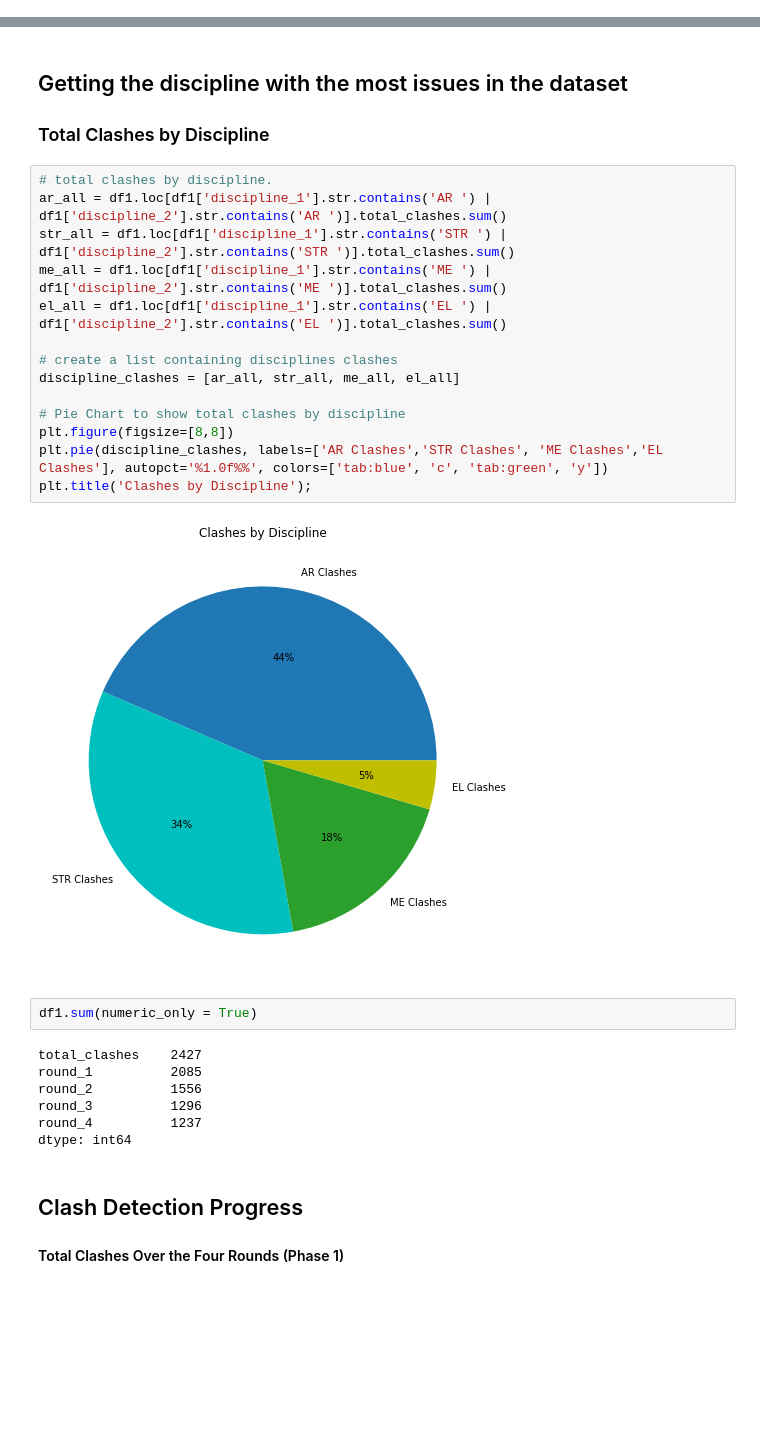
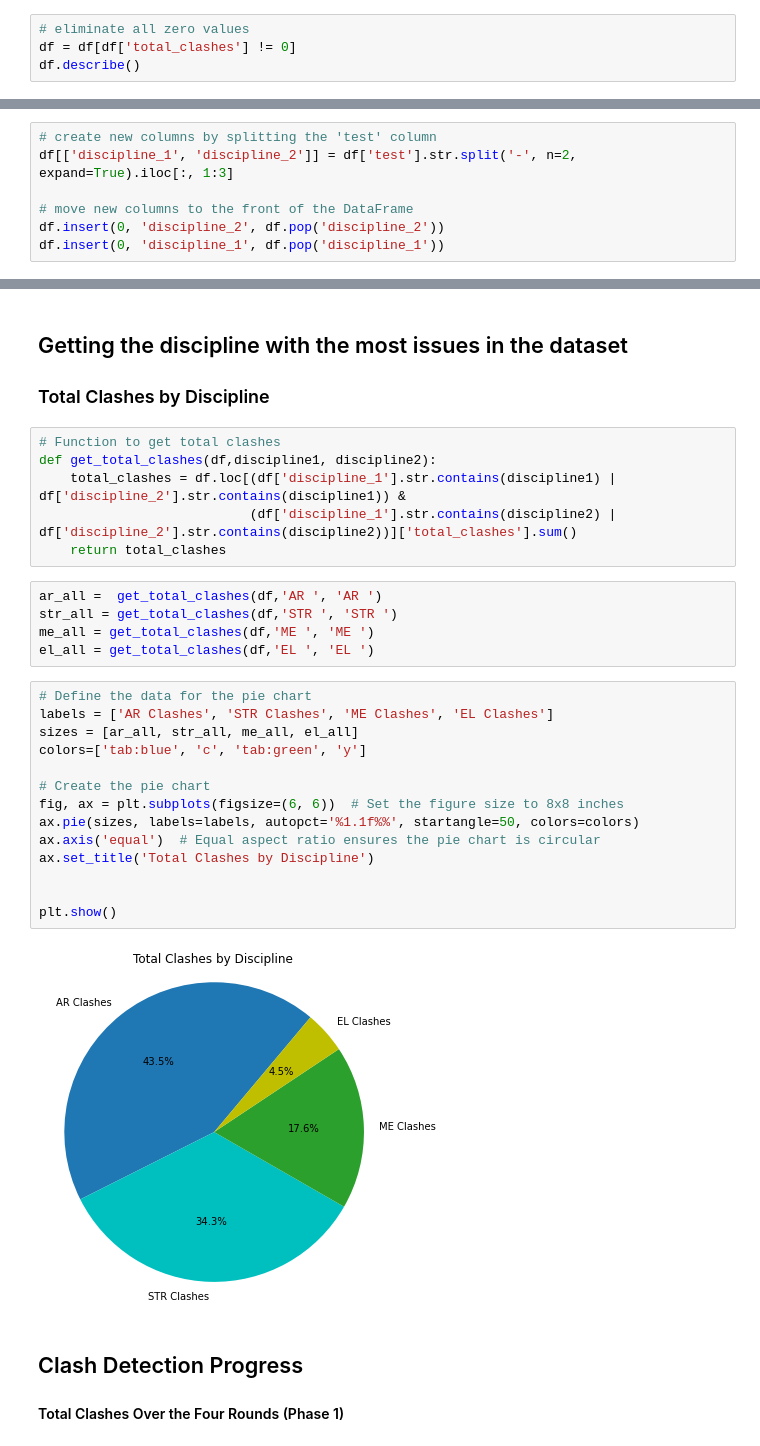
Before and after one commit to Mustafa-A-Saleh/Clash-Tests-Analysis, a Jupyter notebook: Clash_Tests_Analysis.ipynb, the cells around one changed output, grey strips where cells are left out. Drawn from its saved outputs; the diff is of its cells as text; blank space fills up the shorter version.

```diff
--- a/Clash_Tests_Analysis.ipynb
+++ b/Clash_Tests_Analysis.ipynb
@@ -100,0 +88,4 @@ df1.head()
+# %%
+# eliminate all zero values
+df = df[df['total_clashes'] != 0]
+df.describe()
@@ -100,0 +102,7 @@ df1.head()
+# %%
+# create new columns by splitting the 'test' column
+df[['discipline_1', 'discipline_2']] = df['test'].str.split('-', n=2, expand=True).iloc[:, 1:3]
+
+# move new columns to the front of the DataFrame
+df.insert(0, 'discipline_2', df.pop('discipline_2'))
+df.insert(0, 'discipline_1', df.pop('discipline_1'))
@@ -113,31 +131,33 @@ df1.describe()
 # %% [markdown]
 ## Getting the discipline with the most issues in the dataset
 ### Total Clashes by Discipline
-# %%
-# total clashes by discipline.
-ar_all = df1.loc[df1['discipline_1'].str.contains('AR ') | df1['discipline_2'].str.contains('AR ')].total_clashes.sum()
-str_all = df1.loc[df1['discipline_1'].str.contains('STR ') | df1['discipline_2'].str.contains('STR ')].total_clashes.sum()
-me_all = df1.loc[df1['discipline_1'].str.contains('ME ') | df1['discipline_2'].str.contains('ME ')].total_clashes.sum()
-el_all = df1.loc[df1['discipline_1'].str.contains('EL ') | df1['discipline_2'].str.contains('EL ')].total_clashes.sum()
-
-# create a list containing disciplines clashes
-discipline_clashes = [ar_all, str_all, me_all, el_all]
-
-# Pie Chart to show total clashes by discipline
-plt.figure(figsize=[8,8])
-plt.pie(discipline_clashes, labels=['AR Clashes','STR Clashes', 'ME Clashes','EL Clashes'], autopct='%1.0f%%', colors=['tab:blue', 'c', 'tab:green', 'y'])
-plt.title('Clashes by Discipline');
-# %% [output]
-[figure, removed]
-# %%
-df1.sum(numeric_only = True)
-# %% [output]
-total_clashes    2427
-round_1          2085
-round_2          1556
-round_3          1296
-round_4          1237
-dtype: int64
+# %%
+# Function to get total clashes
+def get_total_clashes(df,discipline1, discipline2):
+    total_clashes = df.loc[(df['discipline_1'].str.contains(discipline1) | df['discipline_2'].str.contains(discipline1)) &
+                           (df['discipline_1'].str.contains(discipline2) | df['discipline_2'].str.contains(discipline2))]['total_clashes'].sum()
+    return total_clashes
+# %%
+ar_all =  get_total_clashes(df,'AR ', 'AR ')
+str_all = get_total_clashes(df,'STR ', 'STR ')
+me_all = get_total_clashes(df,'ME ', 'ME ')
+el_all = get_total_clashes(df,'EL ', 'EL ')
+# %%
+# Define the data for the pie chart
+labels = ['AR Clashes', 'STR Clashes', 'ME Clashes', 'EL Clashes']
+sizes = [ar_all, str_all, me_all, el_all]
+colors=['tab:blue', 'c', 'tab:green', 'y']
+
+# Create the pie chart
+fig, ax = plt.subplots(figsize=(6, 6))  # Set the figure size to 8x8 inches
+ax.pie(sizes, labels=labels, autopct='%1.1f%%', startangle=50, colors=colors)
+ax.axis('equal')  # Equal aspect ratio ensures the pie chart is circular
+ax.set_title('Total Clashes by Discipline')
+
+
+plt.show()
+# %% [output]
+[figure, added]
 # %% [markdown]
 ## Clash Detection Progress
 #### Total Clashes Over the Four Rounds (Phase 1)
```
Also changed, not shown: parts of 18 cells of this notebook, 1 other file.
